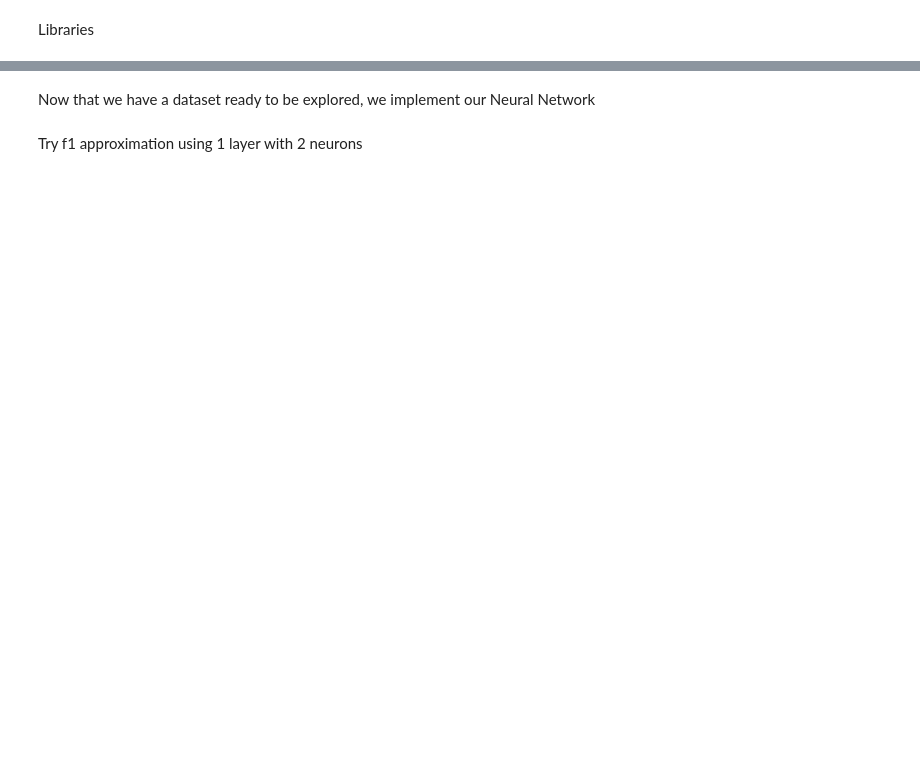
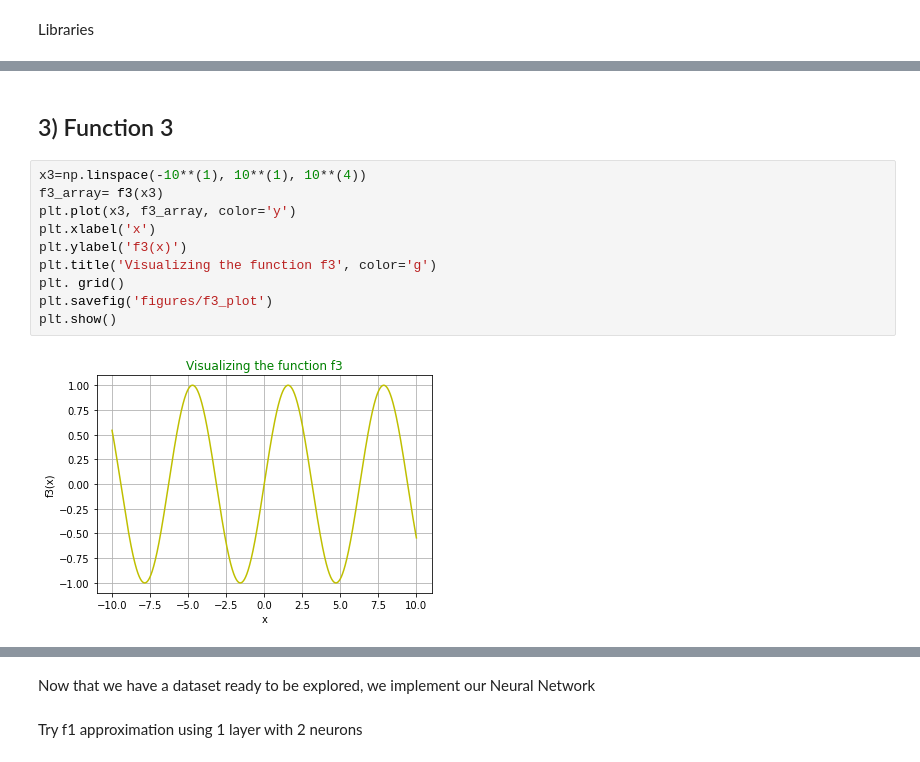
Before and after one commit to cheikh42/functionapproximation, a Jupyter notebook: noteboook.ipynb, the cells around one changed output, grey strips where cells are left out. Cells and saved outputs as stored; diff of their text form; blank space fills up the shorter version.

```diff
--- a/noteboook.ipynb
+++ b/noteboook.ipynb
@@ -73,0 +64,14 @@ data_frame_f1.to_csv('datasets/f1_dataset.csv')
+# %% [markdown]
+## 3) Function 3
+# %%
+x3=np.linspace(-10**(1), 10**(1), 10**(4))
+f3_array= f3(x3)
+plt.plot(x3, f3_array, color='y')
+plt.xlabel('x')
+plt.ylabel('f3(x)')
+plt.title('Visualizing the function f3', color='g')
+plt. grid()
+plt.savefig('figures/f3_plot')
+plt.show()
+# %% [output]
+[figure, added]
```
Also changed, not shown: parts of 39 cells of this notebook, 15 other files.
